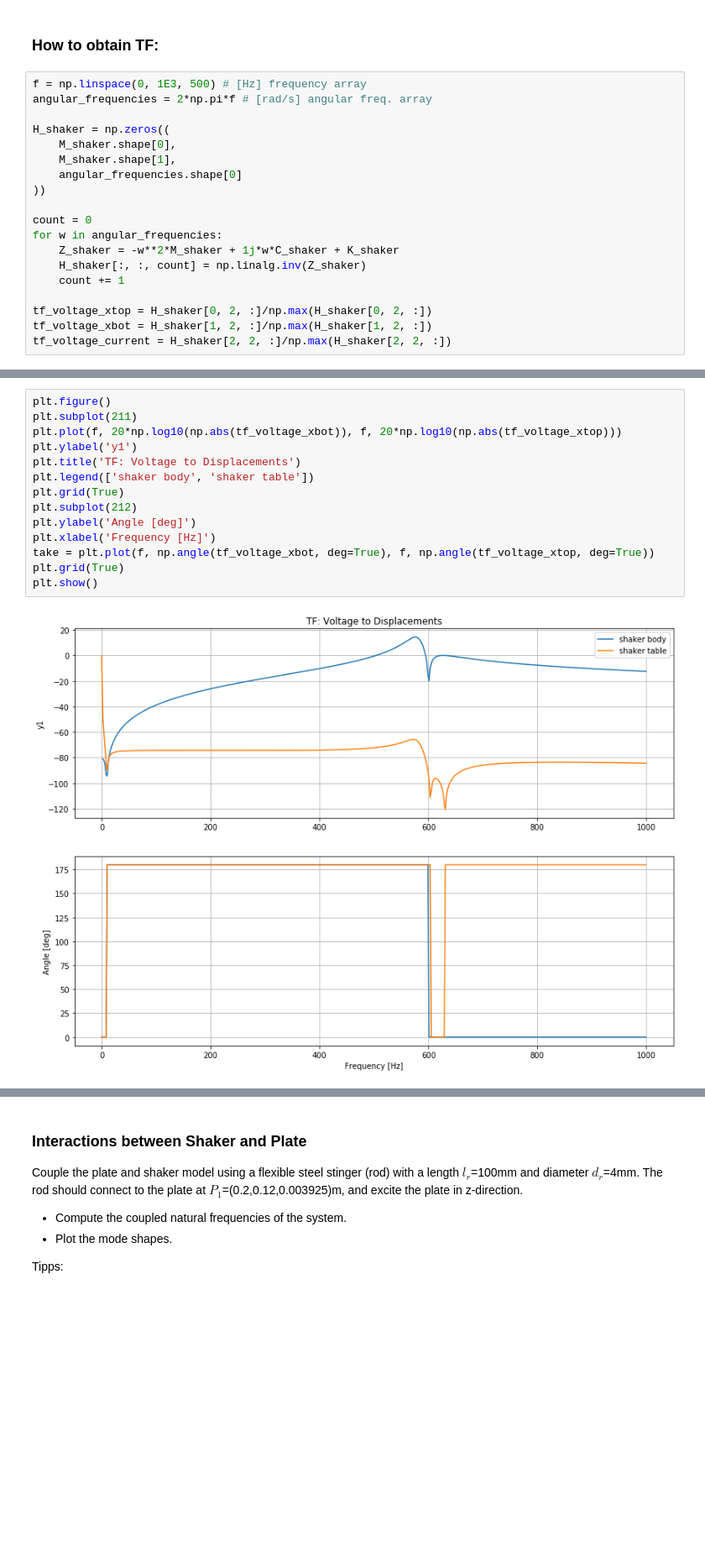
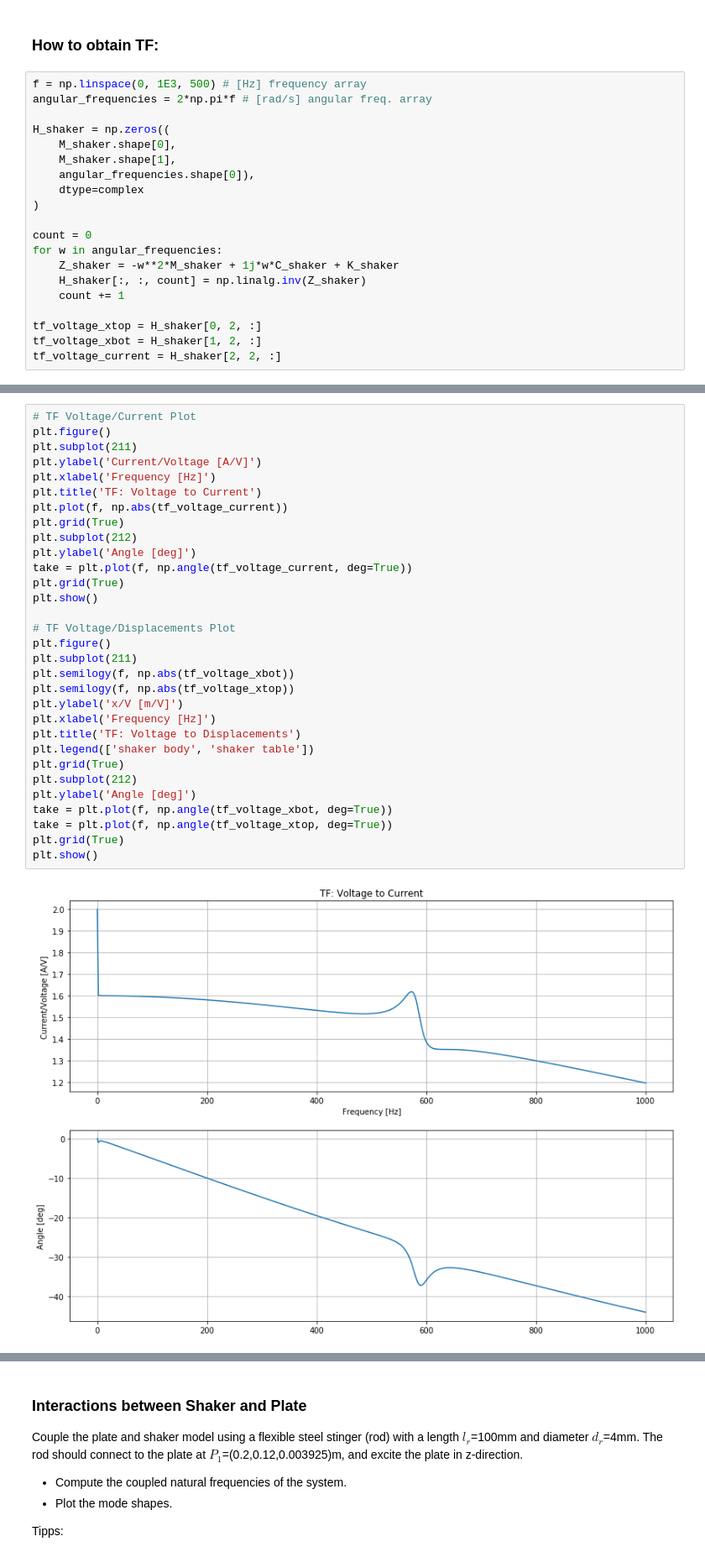
Before and after one commit to phmandl/modalanalyse, a Jupyter notebook: HW4/4_MeasurementTechniques_template_main.ipynb, the cells around one changed output, grey strips where cells are left out. Shown at 84% size. Drawn from its saved outputs; the diff is of its cells as text; blank space fills up the shorter version.

Commit message:
TF Plots for shaker finished

```diff
--- a/HW4/4_MeasurementTechniques_template_main.ipynb
+++ b/HW4/4_MeasurementTechniques_template_main.ipynb
@@ -455,8 +455,9 @@ angular_frequencies = 2*np.pi*f # [rad/s] angular freq. array
 H_shaker = np.zeros((
     M_shaker.shape[0],
     M_shaker.shape[1],
-    angular_frequencies.shape[0]
-))
+    angular_frequencies.shape[0]),
+    dtype=complex
+)
 
 count = 0
 for w in angular_frequencies:
@@ -464,6 +465,6 @@ for w in angular_frequencies:
     H_shaker[:, :, count] = np.linalg.inv(Z_shaker)
     count += 1
 
-tf_voltage_xtop = H_shaker[0, 2, :]/np.max(H_shaker[0, 2, :])
-tf_voltage_xbot = H_shaker[1, 2, :]/np.max(H_shaker[1, 2, :])
-tf_voltage_current = H_shaker[2, 2, :]/np.max(H_shaker[2, 2, :])
+tf_voltage_xtop = H_shaker[0, 2, :]
+tf_voltage_xbot = H_shaker[1, 2, :]
+tf_voltage_current = H_shaker[2, 2, :]
@@ -485,16 +471,33 @@ plt.show()
 # %%
+# TF Voltage/Current Plot
 plt.figure()
 plt.subplot(211)
-plt.plot(f, 20*np.log10(np.abs(tf_voltage_xbot)), f, 20*np.log10(np.abs(tf_voltage_xtop)))
-plt.ylabel('y1')
+plt.ylabel('Current/Voltage [A/V]')
+plt.xlabel('Frequency [Hz]')
+plt.title('TF: Voltage to Current')
+plt.plot(f, np.abs(tf_voltage_current))
+plt.grid(True)
+plt.subplot(212)
+plt.ylabel('Angle [deg]')
+take = plt.plot(f, np.angle(tf_voltage_current, deg=True))
+plt.grid(True)
+plt.show()
+
+# TF Voltage/Displacements Plot
+plt.figure()
+plt.subplot(211)
+plt.semilogy(f, np.abs(tf_voltage_xbot))
+plt.semilogy(f, np.abs(tf_voltage_xtop))
+plt.ylabel('x/V [m/V]')
+plt.xlabel('Frequency [Hz]')
 plt.title('TF: Voltage to Displacements')
 plt.legend(['shaker body', 'shaker table'])
 plt.grid(True)
 plt.subplot(212)
 plt.ylabel('Angle [deg]')
-plt.xlabel('Frequency [Hz]')
-take = plt.plot(f, np.angle(tf_voltage_xbot, deg=True), f, np.angle(tf_voltage_xtop, deg=True))
+take = plt.plot(f, np.angle(tf_voltage_xbot, deg=True))
+take = plt.plot(f, np.angle(tf_voltage_xtop, deg=True))
 plt.grid(True)
 plt.show()
 # %% [output]
-[figure, old version]
+[figure, new version]
```
Also changed, not shown: parts of 5 cells of this notebook.
